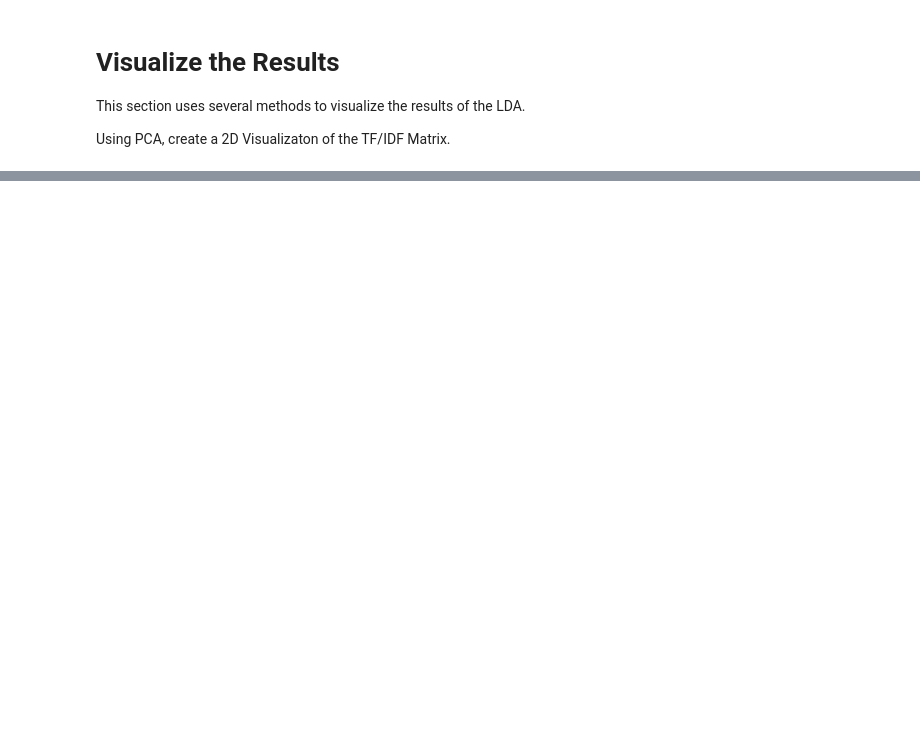
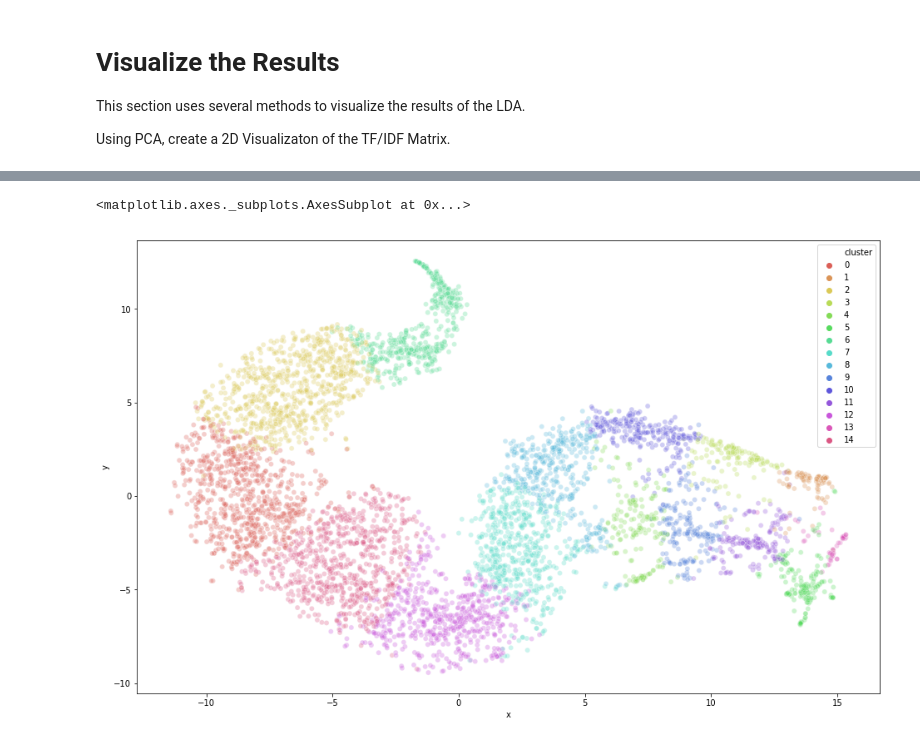
Before and after one commit to HSV-AI/bug-analysis, a Jupyter notebook: Doc2Vec.ipynb, the cells around one changed output, grey strips where cells are left out. Cells and saved outputs as stored; diff of their text form; code cells hidden in the pictures; blank space fills up the shorter version.

```diff
--- a/Doc2Vec.ipynb
+++ b/Doc2Vec.ipynb
@@ -351,11 +197,4 @@ tsne_model = TSNE(n_jobs=4,
                   verbose=1,
                   random_state=2018,
                   n_iter=300)
-tsne_d2v = tsne_model.fit_transform(model.docvecs.vectors_docs)
-
-# Putting the tsne information into sq
-tsne_d2v_df = pd.DataFrame(data=tsne_d2v, columns=["x", "y"])
-# tsne_tfidf_df.columns = ["x", "y"]
-tsne_d2v_df["qid"] = trimmedDF["id"].values
-tsne_d2v_df["question_text"] = trimmedDF["text"].values
-tsne_d2v_df["target"] = 1
+tsne_d2v = tsne_model.fit_transform(np.array(X))
@@ -404,0 +201,17 @@ Loading BokehJS ...
+# %%
+import seaborn as sns
+df['x'] = tsne_d2v[:,0]
+df['y'] = tsne_d2v[:,1]
+plt.figure(figsize=(16,10))
+sns.scatterplot(
+    x='x',
+    y='y',
+    hue="cluster",
+    palette=sns.color_palette("hls", 15),
+    legend="full",
+    alpha=0.3,
+    data=df
+)
+# %% [output]
+<matplotlib.axes._subplots.AxesSubplot at 0x...>
+[figure, added]
```
Also changed, not shown: parts of 34 cells of this notebook.
